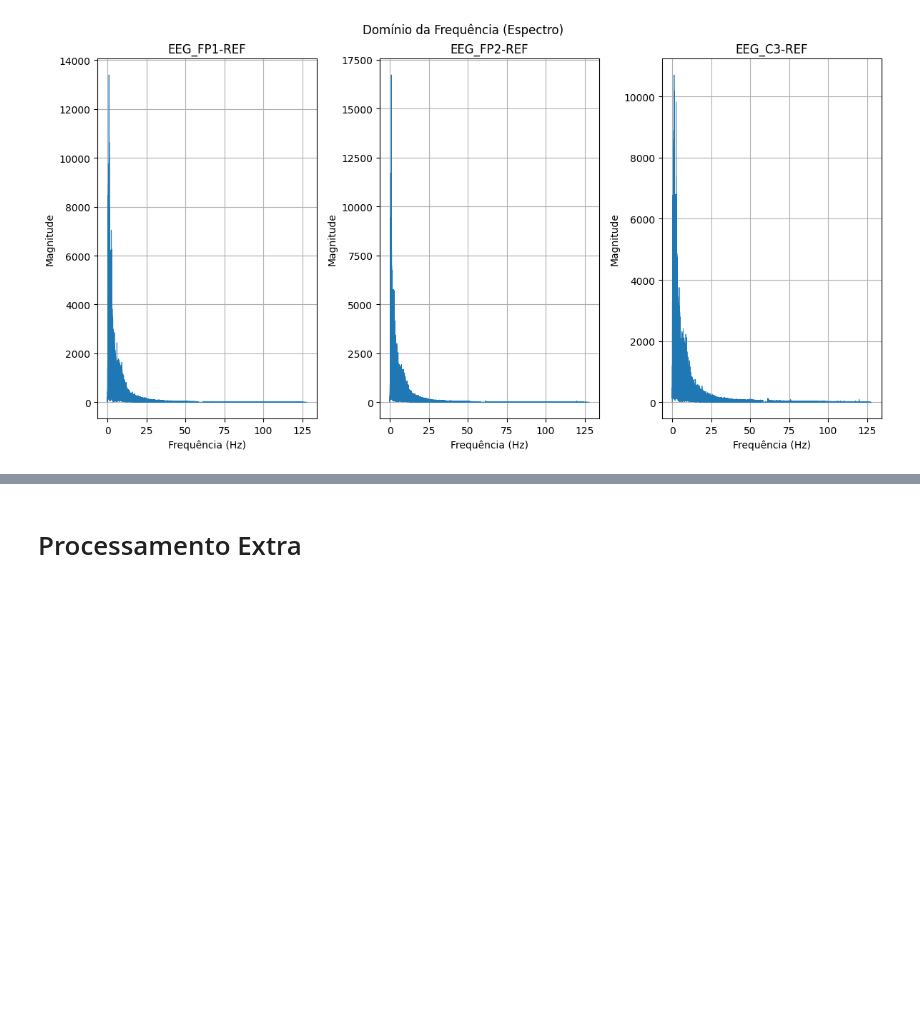
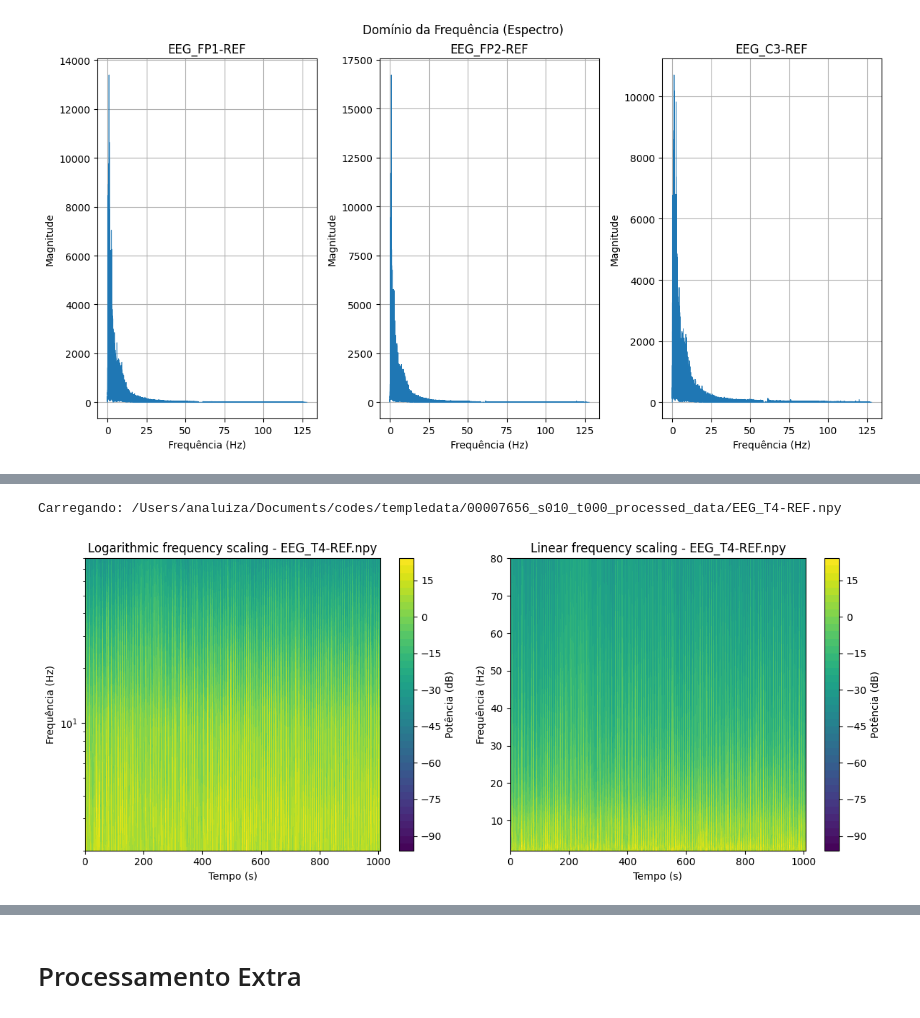
Before and after one commit to labneoc/generativediffusion, a Jupyter notebook: preprocessing.ipynb, the cells around one changed output, grey strips where cells are left out. Cells and saved outputs as stored; diff of their text form; code cells hidden in the pictures; blank space fills up the shorter version.

```diff
--- a/preprocessing.ipynb
+++ b/preprocessing.ipynb
@@ -432,0 +468,48 @@ plot_wavelet_tf(time_subsampled, frequencies, power_tf, title=f"Wavelet TF - {pr
+# %%
+# Listar arquivos disponíveis
+processed_files = [f for f in os.listdir(output_dir) if f.endswith('.npy')]
+
+if not processed_files:
+    raise FileNotFoundError(f"Nenhum arquivo .npy encontrado em {output_dir}")
+
+# Selecionar um canal para análise (por exemplo, o primeiro da lista)
+channel_index = 0  # Pode ser alterado conforme necessário
+channel_file = os.path.join(output_dir, processed_files[channel_index])
+print(f"Carregando: {channel_file}")
+
+# Carregar os dados do canal
+eeg_data = np.load(channel_file)
+
+# Definir taxa de amostragem real do EEG
+fs = 256  # Ajuste conforme necessário
+
+# Computar a CWT para obter a TFR
+frequencies, time_points, power_tf = compute_wavelet_tf(eeg_data, fs)
+
+# Criar figura para visualização
+fig, axes = plt.subplots(1, 2, figsize=(12, 5))
+
+# Escala Logarítmica
+ax1 = axes[0]
+img1 = ax1.contourf(time_points, frequencies, power_tf, 40, cmap='viridis')
+ax1.set_yscale('log')
+ax1.set_title(f'Logarithmic frequency scaling - {processed_files[channel_index]}')
+ax1.set_xlabel('Tempo (s)')
+ax1.set_ylabel('Frequência (Hz)')
+fig.colorbar(img1, ax=ax1, label="Potência (dB)")
+
+# Escala Linear
+ax2 = axes[1]
+img2 = ax2.contourf(time_points, frequencies, power_tf, 40, cmap='viridis')
+ax2.set_title(f'Linear frequency scaling - {processed_files[channel_index]}')
+ax2.set_xlabel('Tempo (s)')
+ax2.set_ylabel('Frequência (Hz)')
+fig.colorbar(img2, ax=ax2, label="Potência (dB)")
+
+plt.tight_layout()
+
+# Exibir os gráficos
+plt.show()
+# %% [output]
+Carregando: /Users/analuiza/Documents/codes/templedata/00007656_s010_t000_processed_data/EEG_T4-REF.npy
+[figure, added]
```
Also changed, not shown: parts of 6 cells of this notebook, 12 other files.
